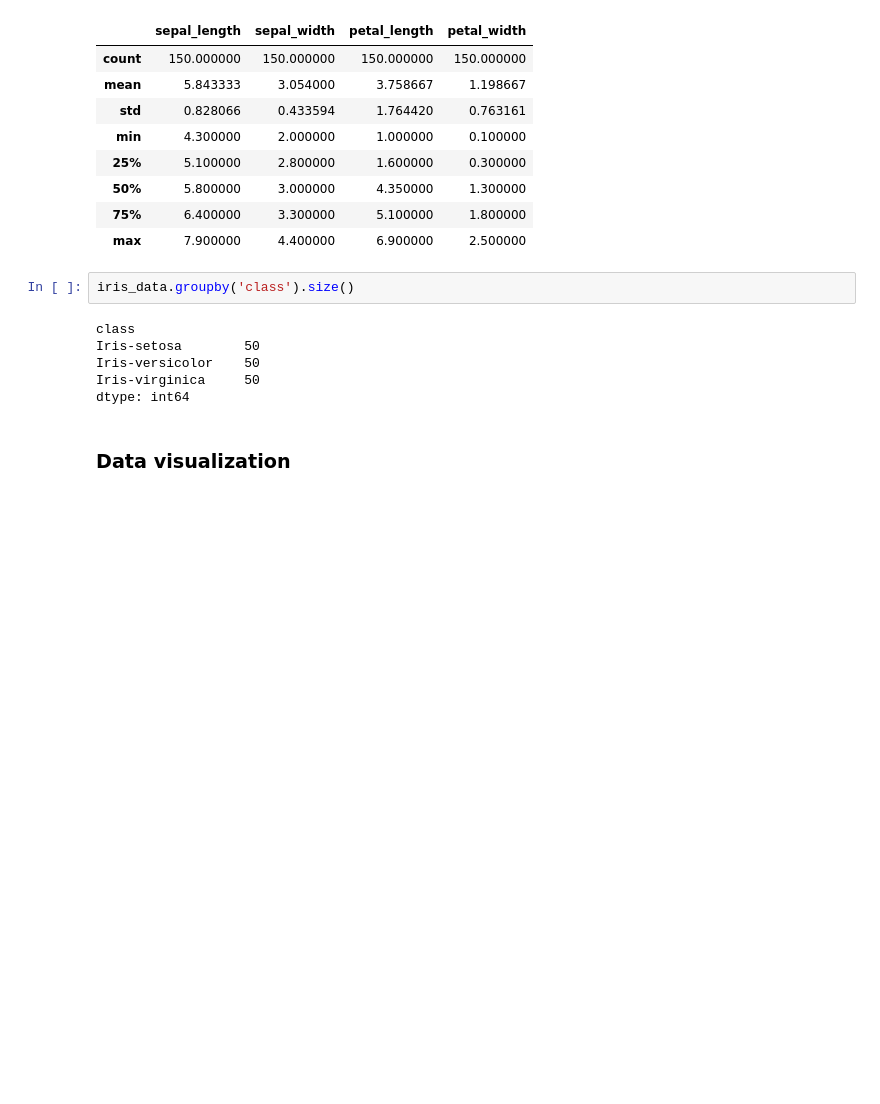
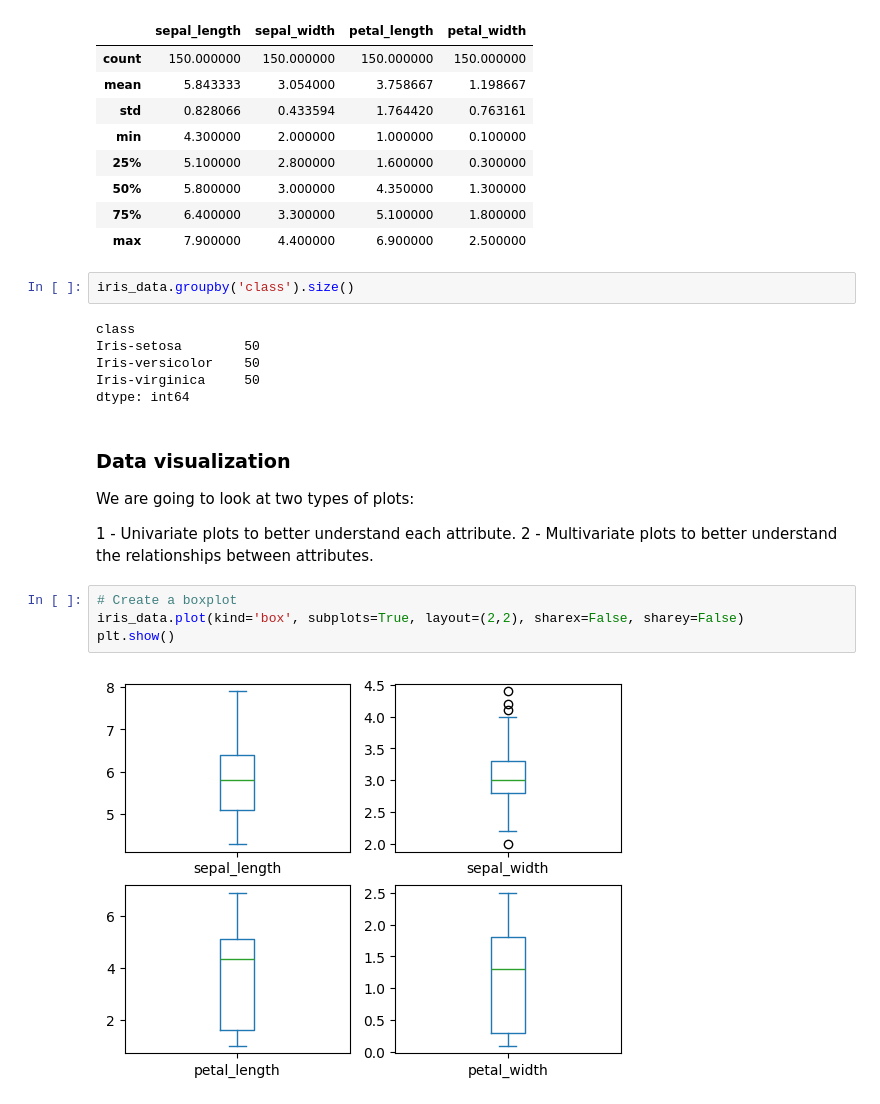
Before and after one commit to JulianaVelasques/iris_ml_project, a Jupyter notebook: notebooks/Iris_Classification.ipynb, the cells around one changed output. Cells and saved outputs as stored; diff of their text form; blank space fills up the shorter version.

Commit message:
feat: add data visualization, choose model, train and make predictions

```diff
--- a/notebooks/Iris_Classification.ipynb
+++ b/notebooks/Iris_Classification.ipynb
@@ -50,3 +71,13 @@ Iris-virginica     50
 dtype: int64
 # %% [markdown]
 ### Data visualization
+We are going to look at two types of plots:
+
+1 - Univariate plots to better understand each attribute. </br>
+2 - Multivariate plots to better understand the relationships between attributes.
+# %%
+# Create a boxplot
+iris_data.plot(kind='box', subplots=True, layout=(2,2), sharex=False, sharey=False)
+plt.show()
+# %% [output]
+[figure, added]
```
Also changed, not shown: parts of 27 cells of this notebook.
